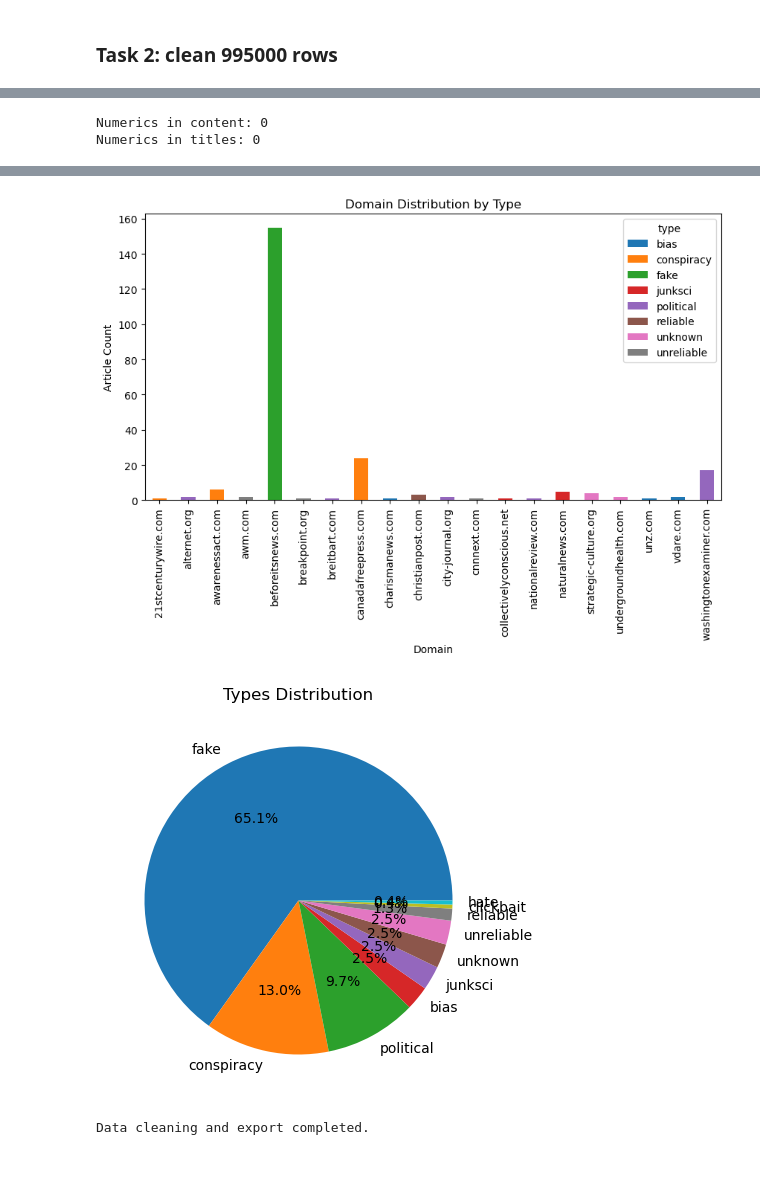
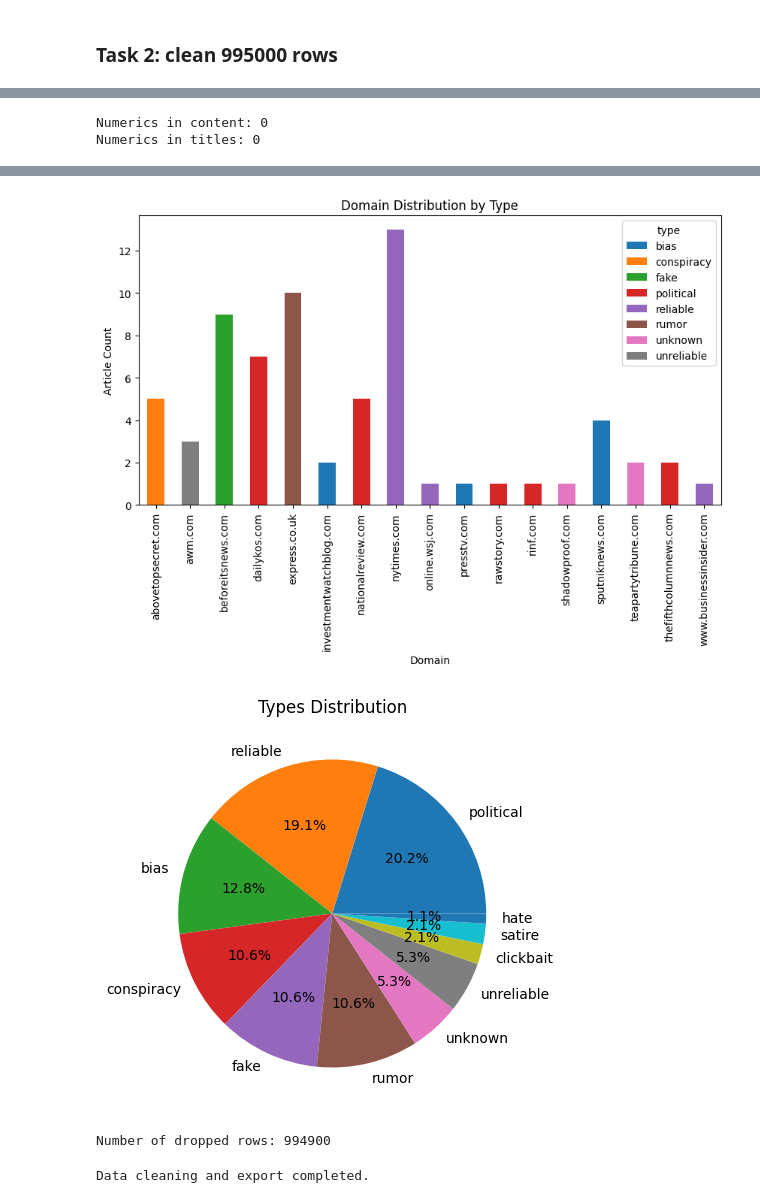
Before and after one commit to Feros47/GDS-Exam, a Jupyter notebook: fake-news.ipynb, the cells around one changed output, grey strips where cells are left out. Drawn from its saved outputs; the diff is of its cells as text; code cells hidden in the pictures; blank space fills up the shorter version.

```diff
--- a/fake-news.ipynb
+++ b/fake-news.ipynb
@@ -17,10 +17,25 @@ from cleantext import clean
 nltk.download('punkt')
 nltk.download('stopwords')
 
+date_regex = re.compile(
+    r'\b(?:'
+      # Textual month (full or abbreviated) followed by day and year.
+      r'(?:(?:Jan(?:uary)?|Feb(?:ruary)?|Mar(?:ch)?|Apr(?:il)?|May|Jun(?:e)?|'
+      r'Jul(?:y)?|Aug(?:ust)?|Sep(?:tember)?|Oct(?:ober)?|Nov(?:ember)?|Dec(?:ember)?)\.?\s+\d{1,2}(?:,)?\s+\d{2,4})'
+      r'|'
+      # Numeric dates with day, month, and year in various orders (e.g., MM/DD/YYYY or DD-MM-YYYY).
+      r'(?:(?:\d{1,2}[\/\-\.]\d{1,2}[\/\-\.]\d{2,4}))'
+      r'|'
+      # ISO-style date format: YYYY-MM-DD or YYYY/MM/DD.
+      r'(?:(?:\d{4}[\/\-\.]\d{1,2}[\/\-\.]\d{1,2}))'
+    r')\b',
+    re.IGNORECASE
+)
+
 # Define text processing functions
 def clean_text(text):
     """Clean text by replacing dates, URLs, emails, numbers, etc."""
-    text = re.sub(r'([A-Z][A-z]+.?) ([0-9]{1,2}?), ([0-9]{4})', '<DATE>', text)
+    text = date_regex.sub('<DATE>', text)
     cleaned = clean(text,
                     lower=True,
                     no_urls=True, replace_with_url="<URL>",
@@ -28,7 +43,10 @@ def clean_text(text):
                     no_numbers=True, replace_with_number="<NUM>",
                     no_currency_symbols=True, replace_with_currency_symbol="<CUR>",
                     no_punct=True, replace_with_punct="",
-                    no_line_breaks=True)
+                    no_line_breaks=True,
+                    normalize_whitespace=True,
+                    fix_unicode=True,
+                    no_digits=False,)
     return cleaned
 
 def rmv_stopwords(tokens):
@@ -234,9 +244,18 @@ def plot_domain_with_type(df):
     plt.ylabel('Article Count')
     plt.show()
 
+# Read the cleaned large dataset
+df_large = mpd.read_csv("Datasets/995000_rows_cleaned.csv").head(100).copy()
+
+#find number of rows in the dataset
+print(f"Number of rows in the dataset: {df_large.shape[0]}")
+# Add domain and type columns from the non-cleaned dataset
+df_large['domain'] = mpd.read_csv("Datasets/995000_rows.csv", usecols=['domain']).head(100).copy()
+df_large['type'] = mpd.read_csv("Datasets/995000_rows.csv", usecols=['type']).head(100).copy()
+
 # Build vocabularies for content and title (using original tokenized lists)
-vocab_content = build_vocabulary(df_large.content)
-vocab_title = build_vocabulary(df_large.title)
+vocab_content = build_vocabulary(df_large[' processed_content_tokens'])
+vocab_title = build_vocabulary(df_large[' processed_title_tokens'])
 print("Numerics in content:", vocab_content.get("<num>", 0))
 print("Numerics in titles:", vocab_title.get("<num>", 0))
 
@@ -266,5 +283,6 @@ the groupby keys will be sorted anyway, although the 'sort=False' was passed. Se
-[figure, old version]
+[figure, new version]
-[figure, old version]
+[figure, new version]
+Number of dropped rows: 994900
 # %%
 # Re-join token lists into strings for saving
 df_large['content'] = df_large.content.apply(lambda tokens: ' '.join(tokens))
```
Also changed, not shown: parts of 5 cells of this notebook.
